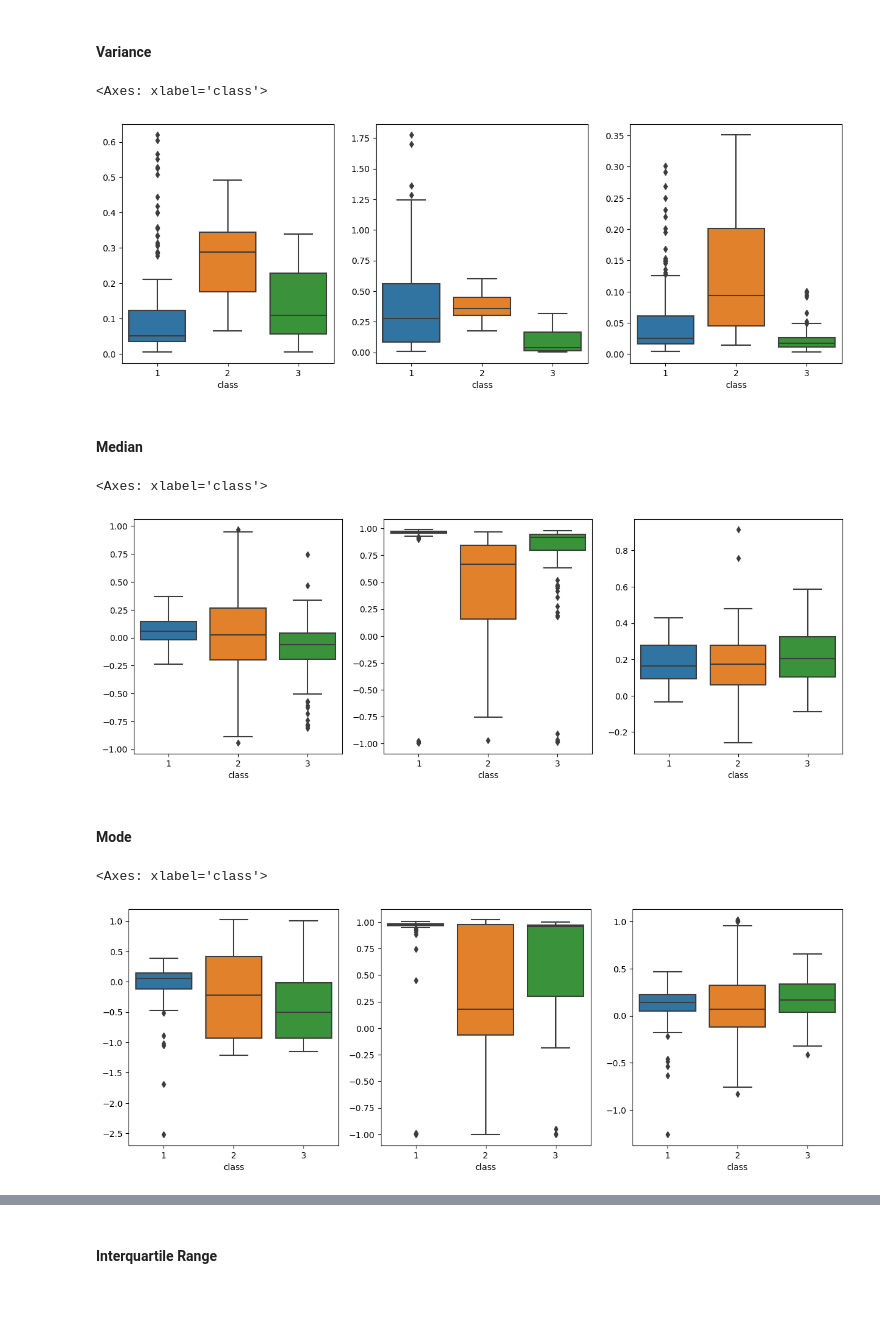
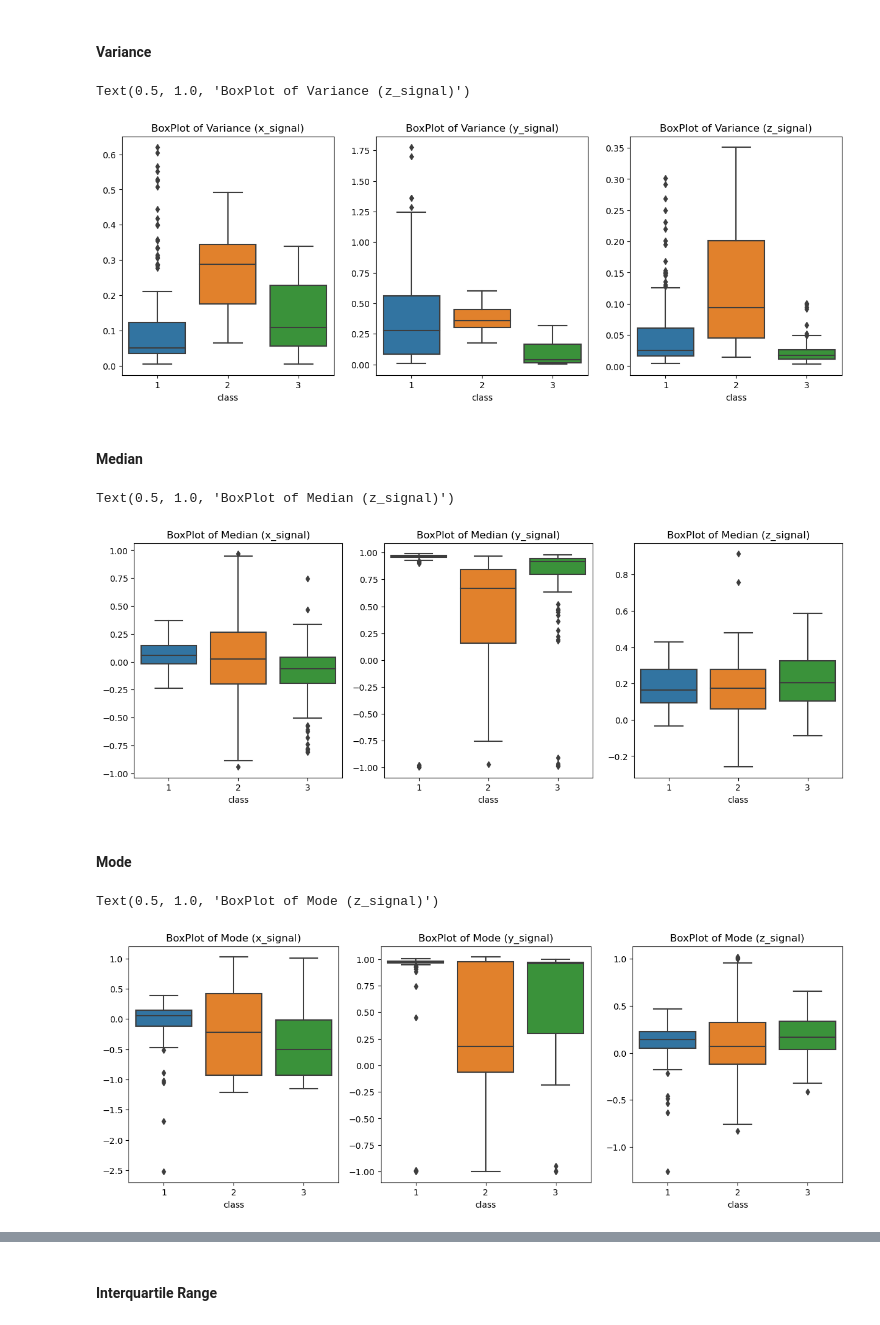
Before and after one commit to Vinavil334/SL4HD, a Jupyter notebook: Projecttrain.ipynb, the cells around one changed output, grey strips where cells are left out. Drawn from its saved outputs; the diff is of its cells as text; code cells hidden in the pictures; blank space fills up the shorter version.

```diff
--- a/Projecttrain.ipynb
+++ b/Projecttrain.ipynb
@@ -35,7 +35,9 @@ Create list of datasets
 # %%
-path = "C:/Users/markh/Desktop/Università/Healthcare Data/SL4HD/Train2/"
+#insert here the path to the directory. The path should contain all the relevant documents for the project in the same folder.
+
+#path = "C:/Users/markh/Desktop/Università/Healthcare Data/SL4HD/Train2/"
 #path = "C:/Users/giuli/OneDrive/Desktop/SL4HD/Train2/"
-#path = "C:/Users/hp/OneDrive - Politecnico di Milano/Università/STATISTICAL_LEARNING_FOR_HEALTHCAREDATA/SL4HD/Train2/"
+path = "C:/Users/hp/OneDrive - Politecnico di Milano/Università/STATISTICAL_LEARNING_FOR_HEALTHCAREDATA/SL4HD/Train2/"
 
 all_files = glob.glob(path + "*.csv")
 
@@ -96,29 +126,33 @@ sns.boxplot(x='class',y=means_z,data=d_classes,ax=axs[2])
 # %%
 vars_x = []
 vars_y = []
 vars_z = []
 vars_x_test = []
 vars_y_test = []
 vars_z_test = []
 
 for i in np.arange(len(li)):
     vars_x.append(li[i].x.var())
     vars_y.append(li[i].y.var())
     vars_z.append(li[i].z.var())
 
 for i in np.arange(len(li_test)):
     vars_x_test.append(li_test[i].x.var())
     vars_y_test.append(li_test[i].y.var())
     vars_z_test.append(li_test[i].z.var())
 
 fig, axs = plt.subplots(ncols=3, figsize=(15,5))
 
 sns.boxplot(x='class',y=vars_x,data=d_classes,ax=axs[0])
 sns.boxplot(x='class',y=vars_y,data=d_classes,ax=axs[1])
 sns.boxplot(x='class',y=vars_z,data=d_classes,ax=axs[2])
+
+axs[0].set_title('BoxPlot of Variance (x_signal)')
+axs[1].set_title('BoxPlot of Variance (y_signal)')
+axs[2].set_title('BoxPlot of Variance (z_signal)')
 # %% [output]
-<Axes: xlabel='class'>
+Text(0.5, 1.0, 'BoxPlot of Variance (z_signal)')
-[figure, old version]
+[figure, new version]
 # %% [markdown]
 #### Median
 # %%
@@ -146,9 +180,13 @@ fig, axs = plt.subplots(ncols=3, figsize=(15,5))
 sns.boxplot(x='class',y=median_x,data=d_classes,ax=axs[0])
 sns.boxplot(x='class',y=median_y,data=d_classes,ax=axs[1])
 sns.boxplot(x='class',y=median_z,data=d_classes,ax=axs[2])
+
+axs[0].set_title('BoxPlot of Median (x_signal)')
+axs[1].set_title('BoxPlot of Median (y_signal)')
+axs[2].set_title('BoxPlot of Median (z_signal)')
 # %% [output]
-<Axes: xlabel='class'>
+Text(0.5, 1.0, 'BoxPlot of Median (z_signal)')
-[figure, old version]
+[figure, new version]
 # %% [markdown]
 #### Mode
 # %%
@@ -176,7 +214,11 @@ fig, axs = plt.subplots(ncols=3, figsize=(15,5))
 sns.boxplot(x='class',y=mode_x,data=d_classes,ax=axs[0])
 sns.boxplot(x='class',y=mode_y,data=d_classes,ax=axs[1])
 sns.boxplot(x='class',y=mode_z,data=d_classes,ax=axs[2])
+
+axs[0].set_title('BoxPlot of Mode (x_signal)')
+axs[1].set_title('BoxPlot of Mode (y_signal)')
+axs[2].set_title('BoxPlot of Mode (z_signal)')
 # %% [output]
-<Axes: xlabel='class'>
+Text(0.5, 1.0, 'BoxPlot of Mode (z_signal)')
-[figure, old version]
+[figure, new version]
 # %% [markdown]
```
Also changed, not shown: parts of 16 cells of this notebook.
